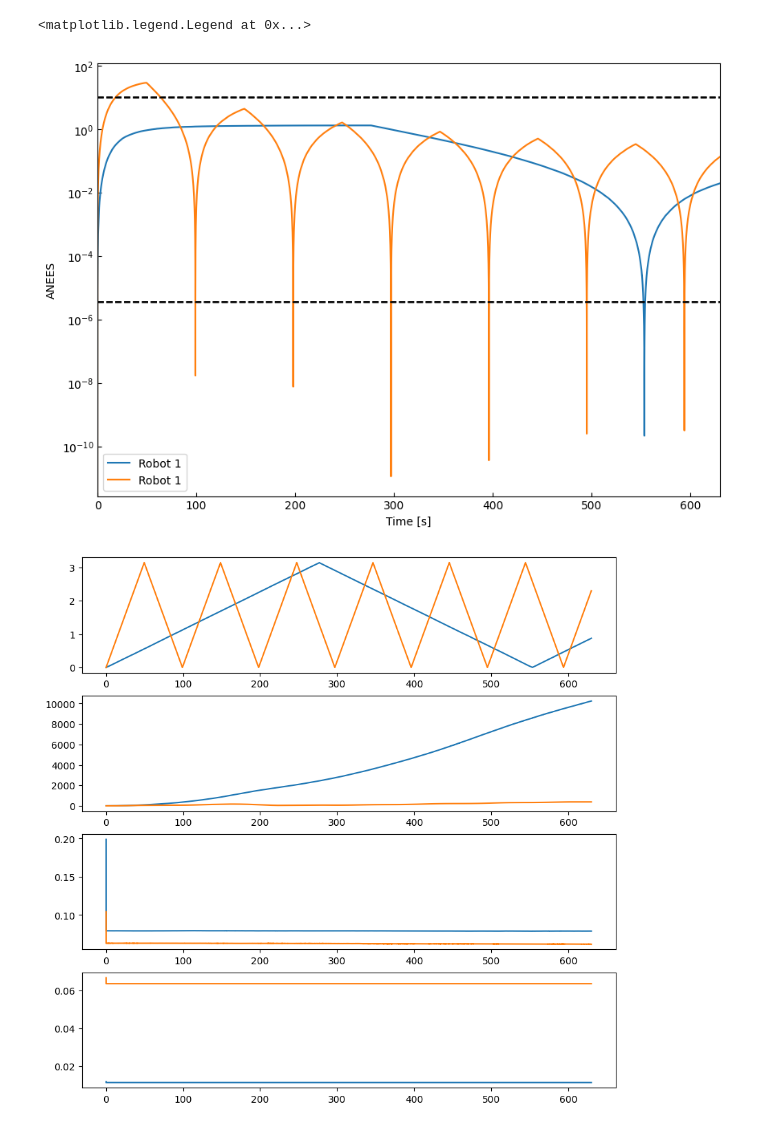
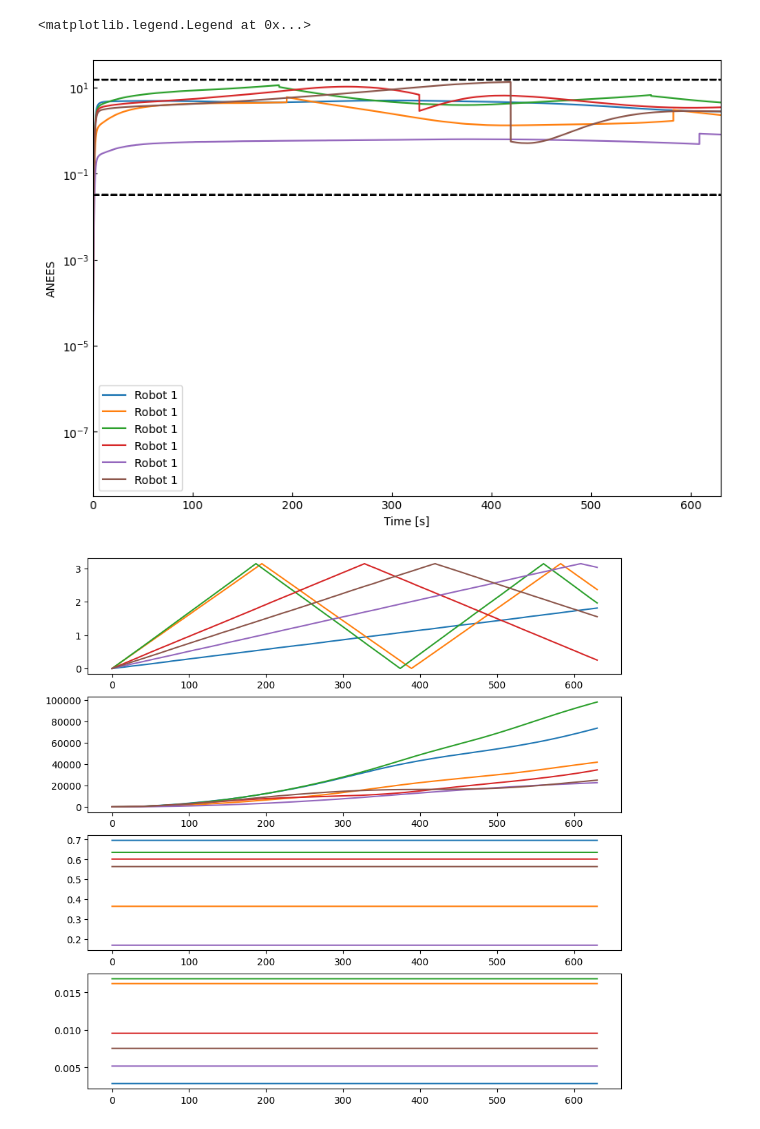
Before and after one commit to MarcusLariJ/UWB_Rasberry, a Jupyter notebook: Sim/test_load_data.ipynb, the cells around one changed output. Drawn from its saved outputs; the diff is of its cells as text; code cells hidden in the pictures.

```diff
--- a/Sim/test_load_data.ipynb
+++ b/Sim/test_load_data.ipynb
@@ -28,11 +28,11 @@ s_idx = 0
 fig, ax = rp.setup_plot()
 # Plot ground truth
 for i in range(robot_N):
-    rp.plot_position(ax, robData.pos[i,:,::100], color='black', marker=None, linestyle=':', draw_arrow=False, label='Robot 1 reference') # fix label
+    rp.plot_position(ax, robData.pos[i,:,::100], color='black', marker=None, linestyle=':', draw_arrow=True, label='Robot 1 reference') # fix label
 
 # Plot states of robots:
 for i in range(robot_N):
-    rp.plot_position2(ax, robData.x_log[i,:,::100,s_idx], None, color=None, marker=None, draw_arrow=False, label='Robot 1 trajectory')
+    rp.plot_position2(ax, robData.x_log[i,:,::100,s_idx], None, color='blue', marker=None, draw_arrow=True, label='Robot 1 trajectory')
     # P_log3[:,:,::100,s_idx]
 
 # Plot anchor positions
@@ -56,9 +56,8 @@ for i in range(robot_N):
                 prob=0.997)
 
 axnis[0].legend(loc='lower left', bbox_to_anchor=(1, 0.5))
-axnis[0].set_xlabel(None)
-axnis[1].set_xlabel(None)
-axnis[0].set_title('Robot 1')
-axnis[1].set_title('Robot 2')
-axnis[2].set_title('Robot 3')
+for i in range(robot_N):
+    if not (i==robot_N-1):
+        axnis[i].set_xlabel(None)
+    axnis[i].set_title('Robot ' + str(i+1))
 # %% [output]
@@ -69,16 +67,16 @@ IndexError: index 2 is out of bounds for axis 0 with size 2
 # ANEES analysis
 # If higher than confidence interval, then the estimate is overconfident
 fig, ax_anees = plt.subplots(1, figsize=(10,7))
-#anees_sel = np.array([[True],[False],[False]])
-#pos_ind = [0, 2, 3]
+anees_sel = np.array([[True],[False],[False]])
+pos_ind = [0, 1, 2]
 #anees_sel = np.array([[False],[False]])
 #pos_ind = [2, 3]
-anees_sel = np.array([[True]])
-pos_ind = [0]
+#anees_sel = np.array([[True]])
+#pos_ind = [0]
 for i in range(robot_N):
     rp.plot_ANEES(ax_anees,
              x_est=robData.x_log[i, pos_ind,:,0:1],
-             x_true=robData.pos[i,0:1,:],
+             x_true=robData.pos[i,0:3,:],
              P = robData.P_log[i][pos_ind][:, pos_ind, :, 0:1],
              rad_sel=anees_sel,
              dt=dt,
@@ -91,35 +89,35 @@ for i in range(robot_N):
 ax_anees.legend()
 # %% [output]
 <matplotlib.legend.Legend at 0x...>
-[figure, old version]
+[figure, new version]
 # %%
 # Calculate the errors
 rad_sel = np.repeat(np.array([[True],[False],[False]]), pos_N, axis=1)
-pos_ind = [0, 2, 3]
-bias_ind = [8, 9, 10]
+pos_ind = [0, 1, 2]
+bias_ind = [5, 6, 7]
 
 err_pos = np.zeros((robot_N, 3, pos_N, runs_N))
 err_bias = np.zeros((robot_N, 3, pos_N, runs_N))
 t = np.linspace(0, pos_N*dt, pos_N)
 
 for i in range(robot_N):
     for j in range(runs_N):
         err_pos[i,:,:,j] = mf.subtractState(robData.pos[i], robData.x_log[i, pos_ind,:, j], rad_sel)
         err_bias[i,:,:,j] = mf.subtractState(  np.repeat(robData.biases[i,:,j:j+1], pos_N, axis=1)  , robData.x_log[i, bias_ind,:, j], rad_sel)
 
 # Then calculate the norms
 pos_abs =  (1/runs_N)*np.sum(np.linalg.norm(err_pos[:,1:], axis=1), axis=2)
 or_abs = (1/runs_N)*np.sum(abs(err_pos[:,0]), axis=2)
 
 bias_acc_abs = (1/runs_N)*np.sum(np.linalg.norm(err_bias[:,1:], axis=1), axis=2)
 bias_w_abs = (1/runs_N)*np.sum(abs(err_bias[:,0]), axis=2)
 
 # Plot absolute error
 fig, axerr = plt.subplots(4, figsize=(10,10))
 for i in range(robot_N):
     axerr[0].plot(t, or_abs[i,:], label=("UAV " + str(i)))
     axerr[1].plot(t, pos_abs[i,:], label=("UAV " + str(i)))
     axerr[2].plot(t, bias_acc_abs[i,:], label=("UAV " + str(i)))
     axerr[3].plot(t, bias_w_abs[i,:], label=("UAV " + str(i)))
 # %% [output]
-[figure, old version]
+[figure, new version]
```
Also changed, not shown: parts of 2 cells of this notebook, 4 other files.
